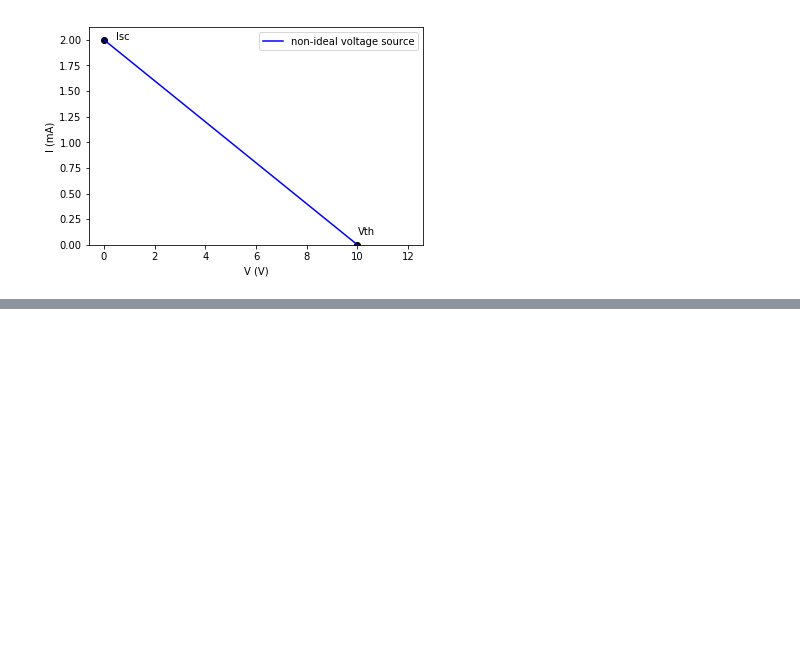
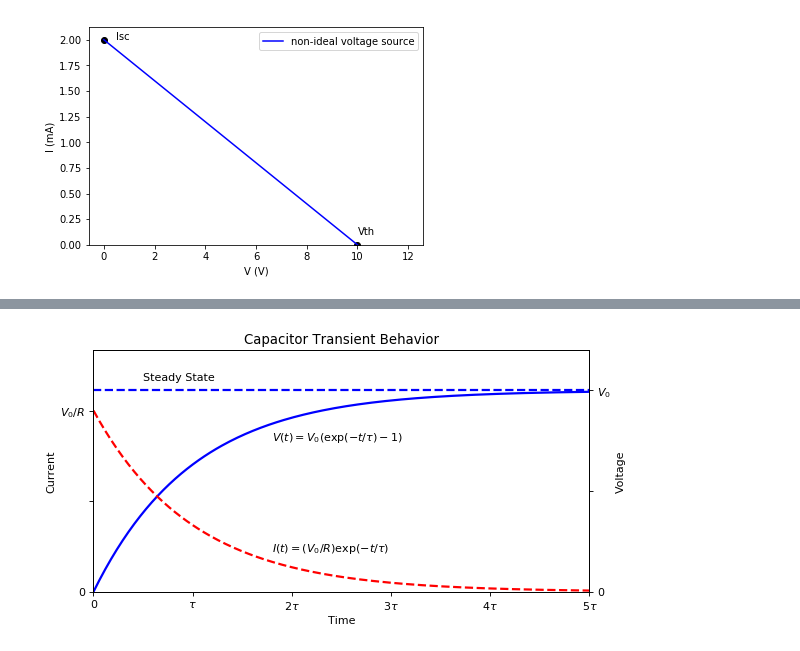
Before and after one commit to mulhearn/classwork, a Jupyter notebook: phy80/rlc/figs/rlc_figures.ipynb, the cells around one changed output, grey strips where cells are left out. Cells and saved outputs as stored; diff of their text form; code cells hidden in the pictures; blank space fills up the shorter version.

```diff
--- a/phy80/rlc/figs/rlc_figures.ipynb
+++ b/phy80/rlc/figs/rlc_figures.ipynb
@@ -72,0 +216,46 @@ plt.savefig("thevenin.pdf")
+# %%
+import numpy as np
+import matplotlib.pyplot as plt
+
+YMAX = 1.2
+F = 0.9
+plt.figure(figsize=(8, 4), dpi=80)
+X = np.linspace(0, 5, 256, endpoint=True)
+Q,I = (1.0-exp(-X)), exp(-X)
+SS = np.ones(X.size)
+ya = (1.0 - np.exp(-1.0))
+yb = F*np.exp(-1.0)
+
+plt.plot(X, Q, color="blue", linewidth=2.0, linestyle="-")
+plt.plot(X, F*I, color="red", linewidth=2.0, linestyle="--")
+plt.plot(X, SS, color="blue", linewidth=2.0, linestyle="--")
+
+plt.xlabel("Time")
+plt.xlim(0.0, 5.0)
+plt.ylim(0, YMAX)
+plt.xticks([0, 1.0, 2.0, 3.0, 4.0, 5.0], [0,"$\\tau$", "$2\\tau$", "$3\\tau$", "$4\\tau$", "$5\\tau$"])
+
+plt.ylabel("Current")
+plt.yticks([0, 0.5*F, F], [0, "", "$V_0 / R$"])
+
+ax = plt.gca()  # gca stands for 'get current axis'
+ax2 = ax.twinx()
+ax2.tick_params('y', colors='k')
+ax2.set_ylim(0,YMAX)
+ax2.set_ylabel("Voltage")
+plt.yticks([0, 0.5, 1.0], [0, "","$V_0$"])
+
+#plt.plot([1.0,1.0],[0.0,ya],"k--")
+#plt.plot(1.0,yb,"ko")
+#plt.plot(1.0,ya,"ko")
+#plt.text(1.07,yb,"B")
+#plt.text(1.07,ya-0.02,"A")
+
+plt.text(0.5,1.05,"Steady State")
+plt.text(1.8,0.75,"$V(t) = V_0(\\exp(-t/\\tau)-1)$")
+plt.text(1.8,0.2,"$I(t) = (V_0/R) \\exp(-t/\\tau)$")
+
+plt.title("Capacitor Transient Behavior")
+plt.savefig("transient_cap.pdf")
+# %% [output]
+[figure, added]
```
Also changed, not shown: parts of 8 cells of this notebook, 13 other files.
